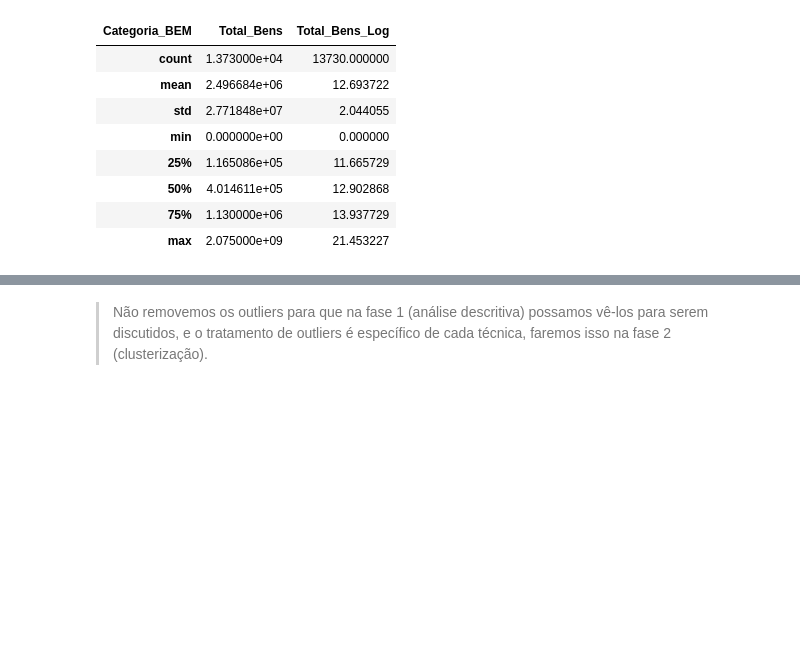
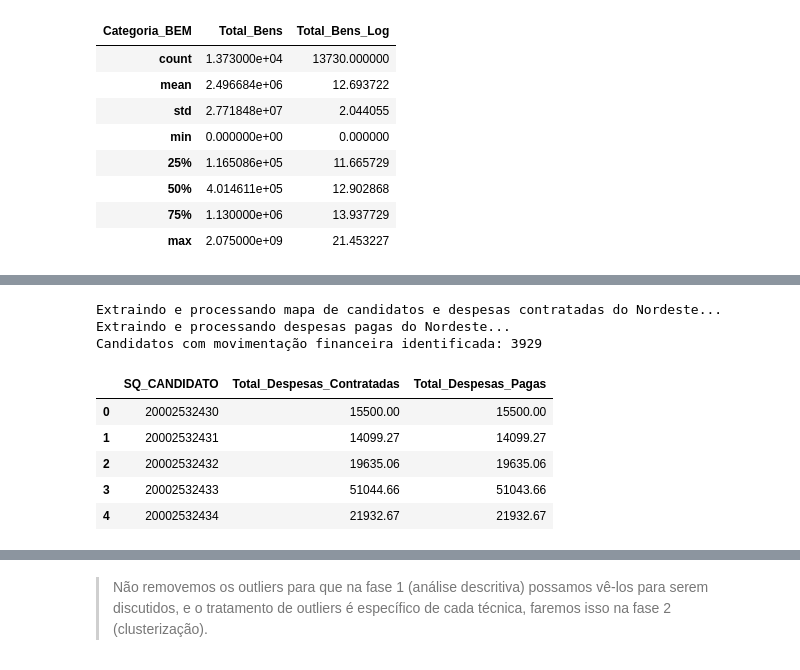
Before and after one commit to TiagoGandra/ml-senac-grupo4, a Jupyter notebook: 00_preparacao_dados.ipynb, the cells around one changed output, grey strips where cells are left out. Saved outputs shown, nothing was run; the diff lists cells and outputs as text; code cells hidden in the pictures; blank space fills up the shorter version.

```diff
--- a/00_preparacao_dados.ipynb
+++ b/00_preparacao_dados.ipynb
@@ -158 +170,56 @@ dfBem_pivot[['Total_Bens', 'Total_Bens_Log']].describe()
+# %%
+z_prestacao = zipfile.ZipFile(ZIP_PRESTACAO)
+
+contratadas_dfs = []
+prestador_candidato_maps = []
+
+print("Extraindo e processando mapa de candidatos e despesas contratadas do Nordeste...")
+for uf in UF:
+    fname = f"despesas_contratadas_candidatos_{ANO_ELEICAO}_{uf}.csv"
+    with z_prestacao.open(fname) as f:
+        df_c = pd.read_csv(f, sep=";", encoding="latin-1",
+                           usecols=["SQ_PRESTADOR_CONTAS", "SQ_CANDIDATO", "DS_CARGO", "VR_DESPESA_CONTRATADA"])
+        prestador_candidato_maps.append(df_c[["SQ_PRESTADOR_CONTAS", "SQ_CANDIDATO"]].drop_duplicates())
+        df_c_fed = df_c[df_c["DS_CARGO"].str.upper() == CARGO].copy()
+        contratadas_dfs.append(df_c_fed)
+
+df_contratadas = pd.concat(contratadas_dfs, ignore_index=True)
+map_prestador_cand = pd.concat(prestador_candidato_maps, ignore_index=True).drop_duplicates()
+df_contratadas["VR_DESPESA_CONTRATADA"] = (
+    df_contratadas["VR_DESPESA_CONTRATADA"].astype(str).str.replace(",", ".").astype(float)
+)
+despesas_contratadas = df_contratadas.groupby("SQ_CANDIDATO")["VR_DESPESA_CONTRATADA"].sum().reset_index()
+despesas_contratadas.rename(columns={"VR_DESPESA_CONTRATADA": "Total_Despesas_Contratadas"}, inplace=True)
+
+print("Extraindo e processando despesas pagas do Nordeste...")
+pagas_dfs = []
+for uf in UF:
+    fname = f"despesas_pagas_candidatos_{ANO_ELEICAO}_{uf}.csv"
+    with z_prestacao.open(fname) as f:
+        df_p = pd.read_csv(f, sep=";", encoding="latin-1",
+                           usecols=["SQ_PRESTADOR_CONTAS", "VR_PAGTO_DESPESA"])
+        pagas_dfs.append(df_p)
+
+df_pagas = pd.concat(pagas_dfs, ignore_index=True)
+df_pagas["VR_PAGTO_DESPESA"] = (
+    df_pagas["VR_PAGTO_DESPESA"].astype(str).str.replace(",", ".").astype(float)
+)
+pagas_prestador = df_pagas.groupby("SQ_PRESTADOR_CONTAS")["VR_PAGTO_DESPESA"].sum().reset_index()
+pagas_cand = pagas_prestador.merge(map_prestador_cand, on="SQ_PRESTADOR_CONTAS", how="inner")
+despesas_pagas = pagas_cand.groupby("SQ_CANDIDATO")["VR_PAGTO_DESPESA"].sum().reset_index()
+despesas_pagas.rename(columns={"VR_PAGTO_DESPESA": "Total_Despesas_Pagas"}, inplace=True)
+
+df_despesas_totais = pd.merge(despesas_contratadas, despesas_pagas, on="SQ_CANDIDATO", how="outer").fillna(0.0)
+print(f"Candidatos com movimentação financeira identificada: {df_despesas_totais.shape[0]}")
+df_despesas_totais.head()
+# %% [output]
+Extraindo e processando mapa de candidatos e despesas contratadas do Nordeste...
+Extraindo e processando despesas pagas do Nordeste...
+Candidatos com movimentação financeira identificada: 3929
+|  | SQ_CANDIDATO | Total_Despesas_Contratadas | Total_Despesas_Pagas |
+| 0 | 20002532430 | 15500.00 | 15500.00 |
+| 1 | 20002532431 | 14099.27 | 14099.27 |
+| 2 | 20002532432 | 19635.06 | 19635.06 |
+| 3 | 20002532433 | 51044.66 | 51043.66 |
+| 4 | 20002532434 | 21932.67 | 21932.67 |
 # %% [markdown]
```
Also changed, not shown: parts of 8 cells of this notebook, 5 other files.
